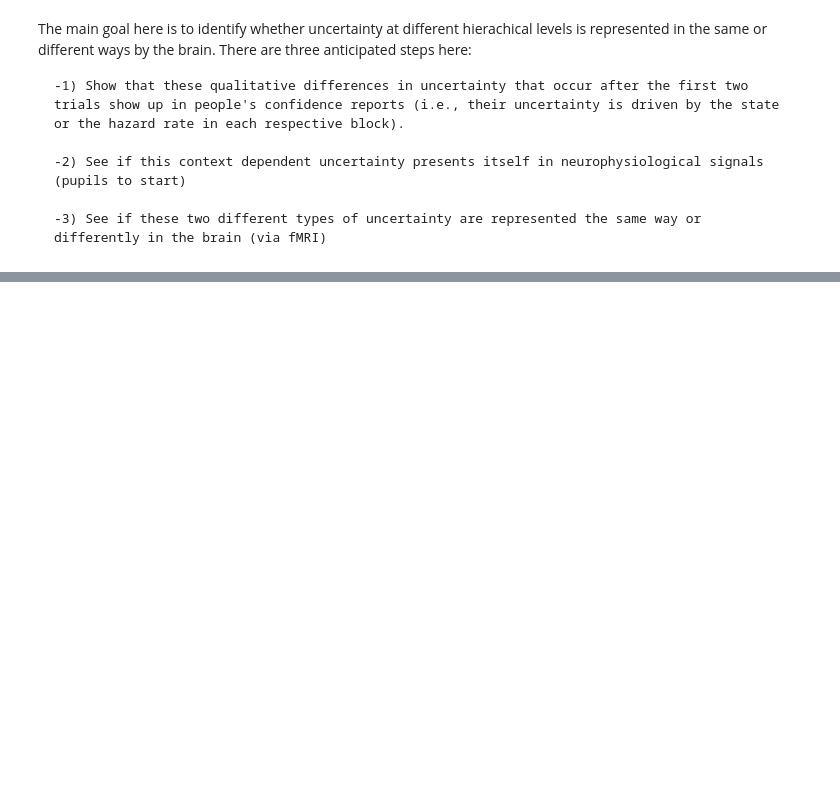
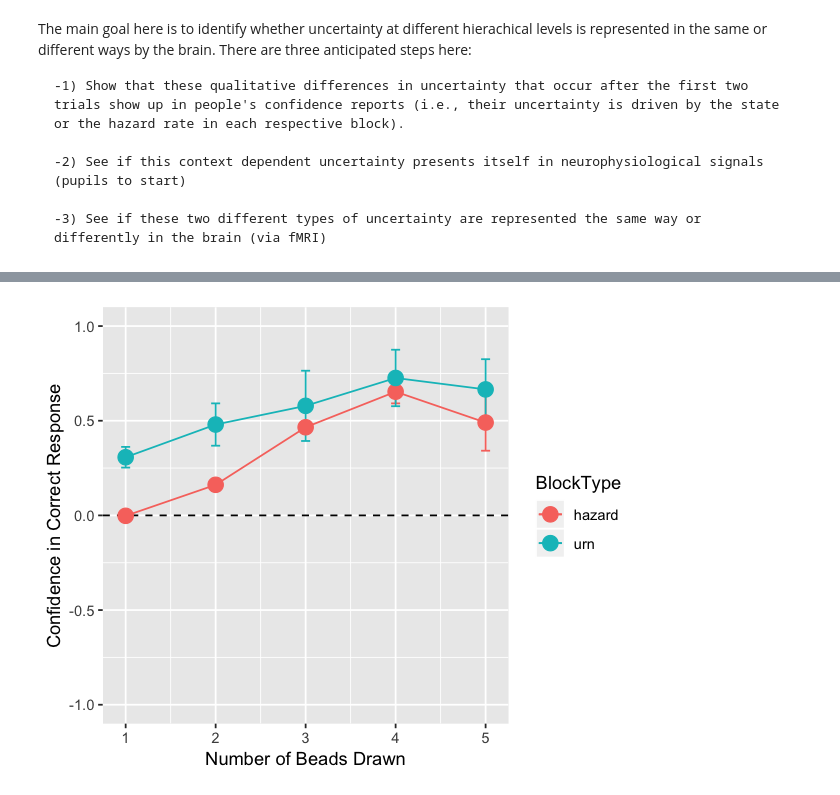
Before and after one commit to alsfilip/Urn_Hazard_Estimation, a Jupyter notebook: UrnHazardTask.ipynb, the cells around one changed output, grey strips where cells are left out. Cells and saved outputs as stored; diff of their text form; code cells hidden in the pictures; blank space fills up the shorter version.

```diff
--- a/UrnHazardTask.ipynb
+++ b/UrnHazardTask.ipynb
@@ -333,0 +379,15 @@ The main goal here is to identify whether uncertainty at different hierachical l
+# %%
+#Plot mean across subjects
+pdat.m = ddply(pdat.p,.(BlockType,TrialNumber),summarize,Conf_Correct = mean(mconf),mse=mean_se(mconf)[[2]],pse=mean_se(mconf)[[3]])
+
+options(repr.plot.width=5,repr.plot.height=4)
+ggplot(pdat.m,aes(TrialNumber,Conf_Correct,ymin=mse,ymax=pse,color=BlockType))+
+geom_hline(yintercept=c(0),linetype=2)+
+geom_errorbar(width=.1)+
+geom_line(aes(group = BlockType))+
+geom_point(size=4)+
+ylim(c(-1,1))+
+ylab('Confidence in Correct Response')+
+xlab('Number of Beads Drawn')
+# %% [output]
+[figure, added]
```
Also changed, not shown: parts of 2 cells of this notebook, 45 other files.
